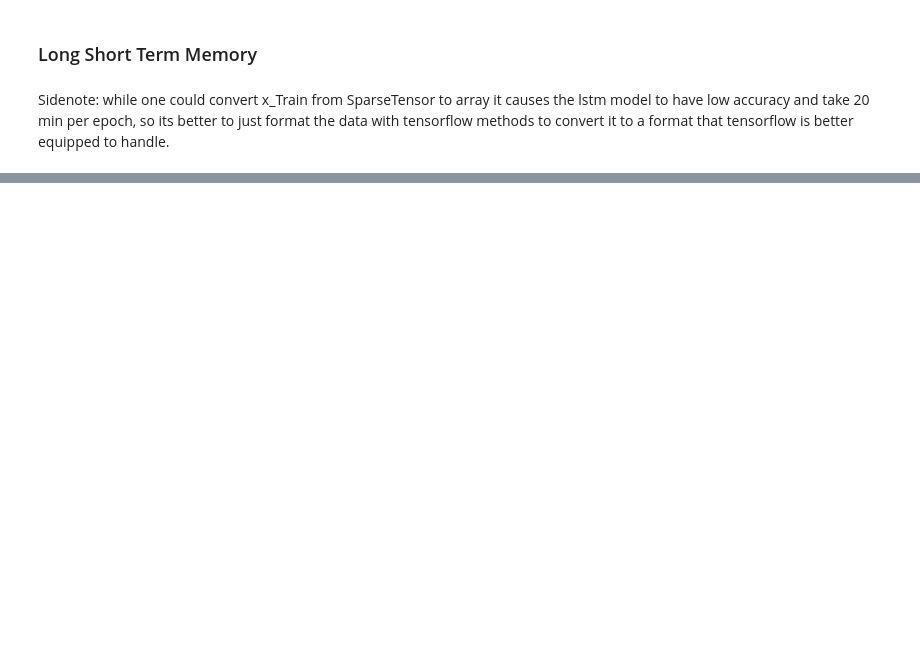
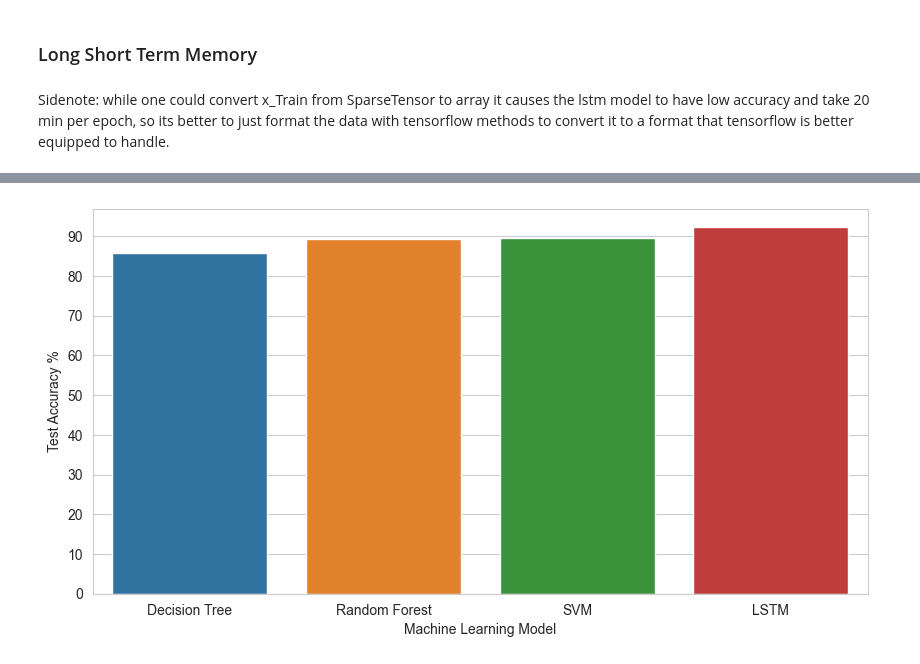
Before and after one commit to Jaso1024/CivilizationClassification, a Jupyter notebook: EmpireClassification.ipynb, the cells around one changed output, grey strips where cells are left out. Drawn from its saved outputs; the diff is of its cells as text; code cells hidden in the pictures; blank space fills up the shorter version.

```diff
--- a/EmpireClassification.ipynb
+++ b/EmpireClassification.ipynb
@@ -290,7 +298,7 @@ def encode_labels(labels):
     return output
 
 labels = encode_labels(labels)
-x_train, x_test, y_train, y_test = train_test_split(padded_sequences, labels, train_size=.9, random_state=463)
+x_train, x_test, y_train, y_test = train_test_split(padded_sequences, labels, train_size=.66, random_state=42)
 print("input example:", x_train[0])
 print("label example:", y_train[0])
 # %% [output]
@@ -304,11 +311,11 @@ input example: [ 14  46  50 101  14  81  14  36  28  42  43  14  40 115  50  96
 label example: [1. 0. 0.]
 # %%
 lstm = Sequential()
-lstm.add(Embedding(num_uniques, 32))
+lstm.add(Embedding(num_uniques, 128))
 lstm.add(Bidirectional(LSTM(64)))
-lstm.add(Dropout(0.2))
 lstm.add(Dense(256, activation="relu"))
-
+lstm.add(Dropout(0.5))
+lstm.add(Dense(128))
 lstm.add(Dense(3, activation="sigmoid"))
-opt = Adam(learning_rate=0.0001)
-lstm.compile(optimizer=opt, loss='categorical_crossentropy', metrics=["accuracy"])
+lstm.compile(optimizer="adam", loss='categorical_crossentropy', metrics=["accuracy"])
+lstm.summary()
@@ -315,4 +340,3 @@ lstm.compile(optimizer=opt, loss='categorical_crossentropy', metrics=["accuracy"
 # %%
-mc = ModelCheckpoint('best-weights.h5', monitor='val_loss', save_best_only=True, save_weights_only=True)
-lstm.fit(np.array(x_train), np.array(y_train), epochs=100, verbose=1, batch_size=64, callbacks=[mc], validation_data=(x_test, np.array(y_test)))
+lstm.fit(np.array(x_train), np.array(y_train), epochs=5, verbose=1, batch_size=128, callbacks=[])
 # %% [output]
@@ -336,6 +353,6 @@ Epoch 100/100
 <keras.callbacks.History at 0x...>
 # %%
 lstm_score = lstm.evaluate(x_test, np.array(y_test), verbose=1)
-lstm_acc = lstm_score[1]*100
-print(f'Test accuracy: {lstm_acc}')
+lstm_score = lstm_score[1]*100
+print(f'Test accuracy: {lstm_score}')
 # %% [output]
@@ -343,0 +361,13 @@ Test accuracy: 55.714285373687744
+# %%
+models = ['Decision Tree', 'Random Forest', 'SVM', 'LSTM']
+accuracies = [decision_tree_score, random_forest_score, support_vector_machine_score, lstm_score]
+
+sns.set_style("whitegrid")
+plt.figure(figsize=(10,5))
+plt.yticks(np.arange(0,100,10))
+plt.ylabel("Test Accuracy %")
+plt.xlabel("Machine Learning Model")
+sns.barplot(x=models, y=accuracies)
+plt.show()
+# %% [output]
+[figure, added]
```
Also changed, not shown: parts of 17 cells of this notebook.
